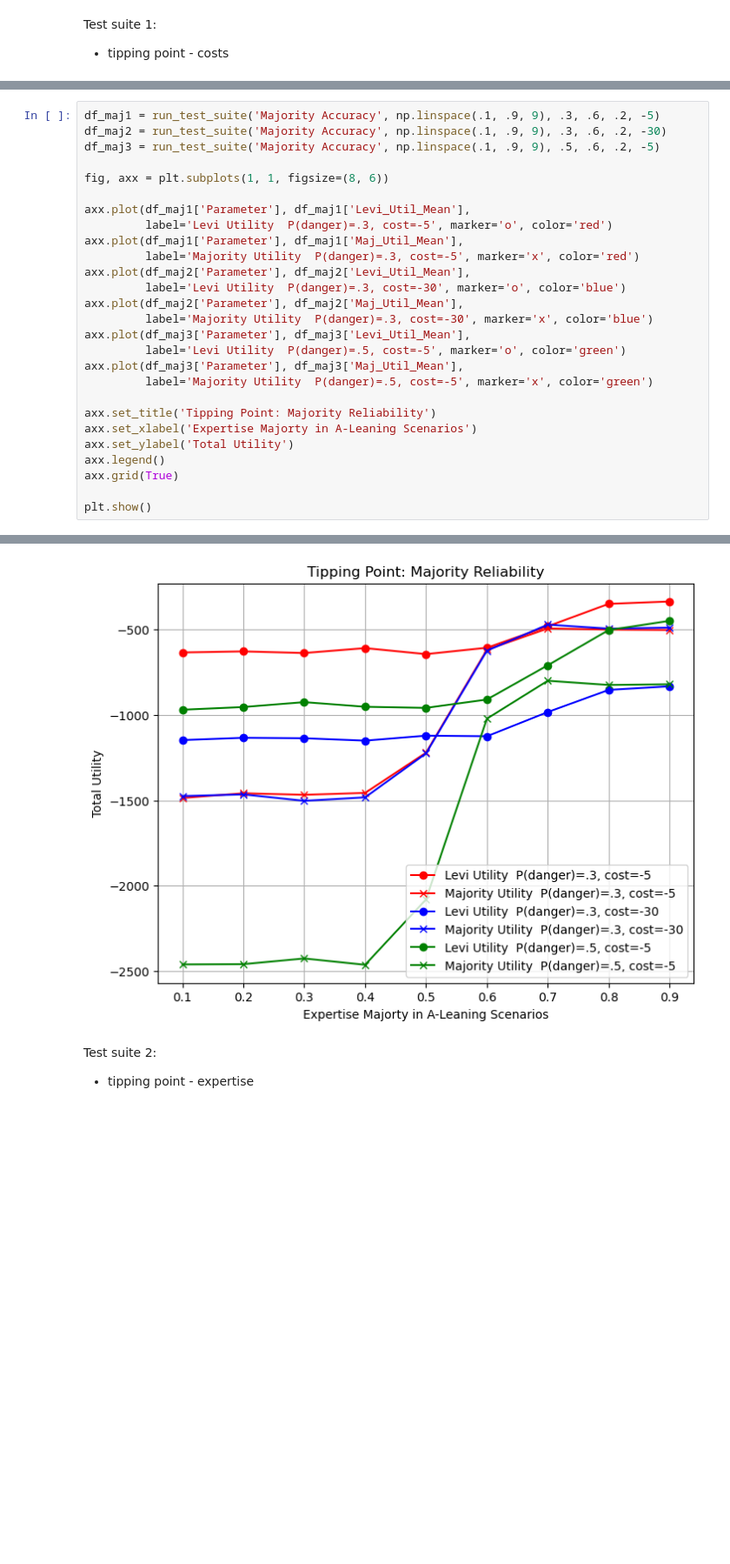
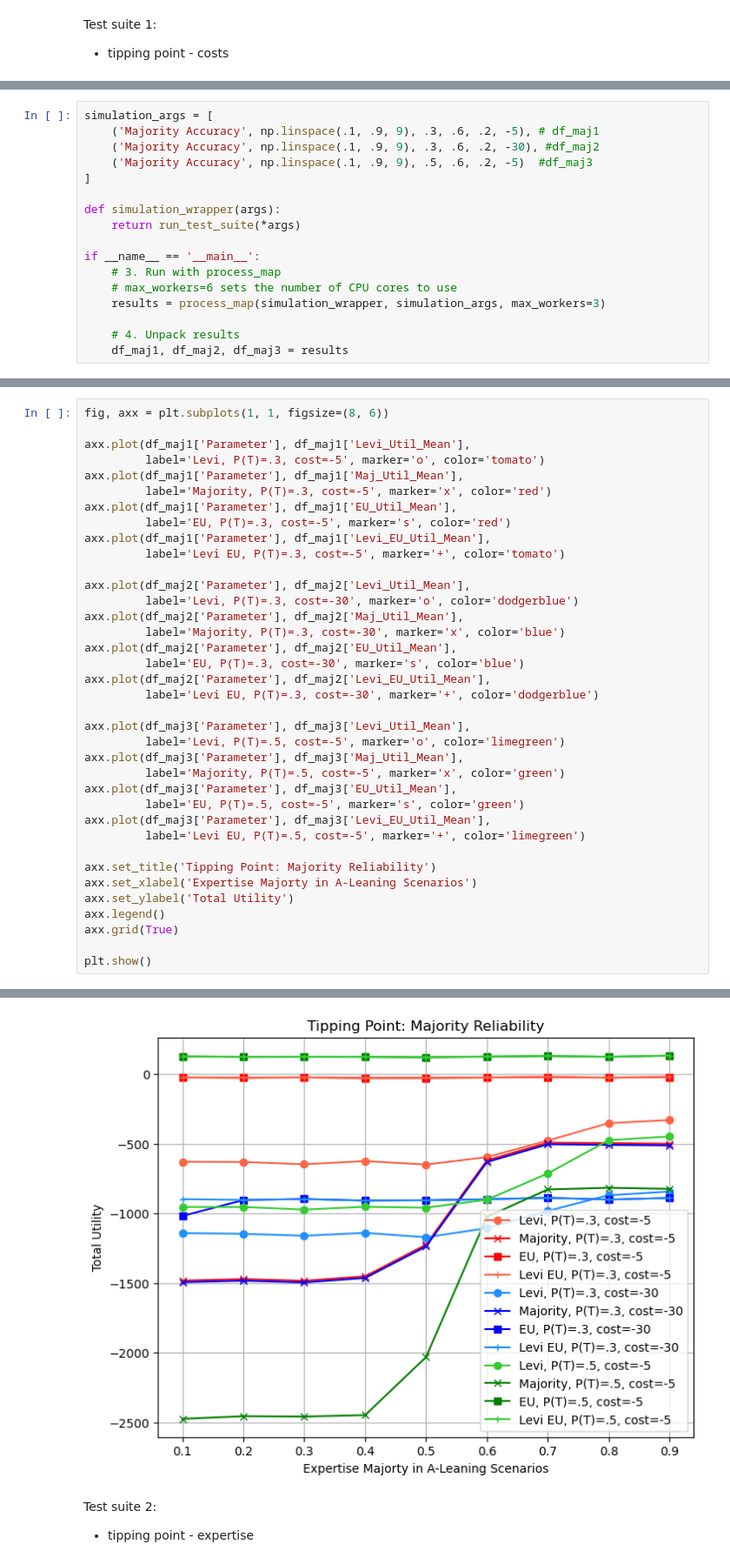
Before and after one commit to g4v4g4i/fast-science-policy-sim, a Jupyter notebook: advisory-board-fast-science.ipynb, the cells around one changed output, grey strips where cells are left out. Shown at 87% size. Drawn from its saved outputs; the diff is of its cells as text; blank space fills up the shorter version.

Commit message:
Levi EU and parallel processing

```diff
--- a/advisory-board-fast-science.ipynb
+++ b/advisory-board-fast-science.ipynb
@@ -323,0 +358,17 @@ Running sweep for Inconvenience Cost...
+# %%
+simulation_args = [
+    ('Majority Accuracy', np.linspace(.1, .9, 9), .3, .6, .2, -5), # df_maj1
+    ('Majority Accuracy', np.linspace(.1, .9, 9), .3, .6, .2, -30), #df_maj2
+    ('Majority Accuracy', np.linspace(.1, .9, 9), .5, .6, .2, -5)  #df_maj3
+]
+
+def simulation_wrapper(args):
+    return run_test_suite(*args)
+
+if __name__ == '__main__':
+    # 3. Run with process_map
+    # max_workers=6 sets the number of CPU cores to use
+    results = process_map(simulation_wrapper, simulation_args, max_workers=3)
+
+    # 4. Unpack results
+    df_maj1, df_maj2, df_maj3 = results
@@ -324,22 +378,32 @@ Running sweep for Inconvenience Cost...
 # %%
-df_maj1 = run_test_suite('Majority Accuracy', np.linspace(.1, .9, 9), .3, .6, .2, -5)
-df_maj2 = run_test_suite('Majority Accuracy', np.linspace(.1, .9, 9), .3, .6, .2, -30)
-df_maj3 = run_test_suite('Majority Accuracy', np.linspace(.1, .9, 9), .5, .6, .2, -5)
-
 fig, axx = plt.subplots(1, 1, figsize=(8, 6))
 
 axx.plot(df_maj1['Parameter'], df_maj1['Levi_Util_Mean'],
-         label='Levi Utility  P(danger)=.3, cost=-5', marker='o', color='red')
+         label='Levi, P(T)=.3, cost=-5', marker='o', color='tomato')
 axx.plot(df_maj1['Parameter'], df_maj1['Maj_Util_Mean'],
-         label='Majority Utility  P(danger)=.3, cost=-5', marker='x', color='red')
+         label='Majority, P(T)=.3, cost=-5', marker='x', color='red')
+axx.plot(df_maj1['Parameter'], df_maj1['EU_Util_Mean'],
+         label='EU, P(T)=.3, cost=-5', marker='s', color='red')
+axx.plot(df_maj1['Parameter'], df_maj1['Levi_EU_Util_Mean'],
+         label='Levi EU, P(T)=.3, cost=-5', marker='+', color='tomato')
+
 axx.plot(df_maj2['Parameter'], df_maj2['Levi_Util_Mean'],
-         label='Levi Utility  P(danger)=.3, cost=-30', marker='o', color='blue')
+         label='Levi, P(T)=.3, cost=-30', marker='o', color='dodgerblue')
 axx.plot(df_maj2['Parameter'], df_maj2['Maj_Util_Mean'],
-         label='Majority Utility  P(danger)=.3, cost=-30', marker='x', color='blue')
+         label='Majority, P(T)=.3, cost=-30', marker='x', color='blue')
+axx.plot(df_maj2['Parameter'], df_maj2['EU_Util_Mean'],
+         label='EU, P(T)=.3, cost=-30', marker='s', color='blue')
+axx.plot(df_maj2['Parameter'], df_maj2['Levi_EU_Util_Mean'],
+         label='Levi EU, P(T)=.3, cost=-30', marker='+', color='dodgerblue')
+
 axx.plot(df_maj3['Parameter'], df_maj3['Levi_Util_Mean'],
-         label='Levi Utility  P(danger)=.5, cost=-5', marker='o', color='green')
+         label='Levi, P(T)=.5, cost=-5', marker='o', color='limegreen')
 axx.plot(df_maj3['Parameter'], df_maj3['Maj_Util_Mean'],
-         label='Majority Utility  P(danger)=.5, cost=-5', marker='x', color='green')
+         label='Majority, P(T)=.5, cost=-5', marker='x', color='green')
+axx.plot(df_maj3['Parameter'], df_maj3['EU_Util_Mean'],
+         label='EU, P(T)=.5, cost=-5', marker='s', color='green')
+axx.plot(df_maj3['Parameter'], df_maj3['Levi_EU_Util_Mean'],
+         label='Levi EU, P(T)=.5, cost=-5', marker='+', color='limegreen')
 
 axx.set_title('Tipping Point: Majority Reliability')
 axx.set_xlabel('Expertise Majorty in A-Leaning Scenarios')
@@ -355,4 +416,4 @@ Running sweep for Majority Accuracy...
-[figure, old version]
+[figure, new version]
 # %% [markdown]
 Test suite 2:
 - tipping point - expertise
```
Also changed, not shown: parts of 14 cells of this notebook.
